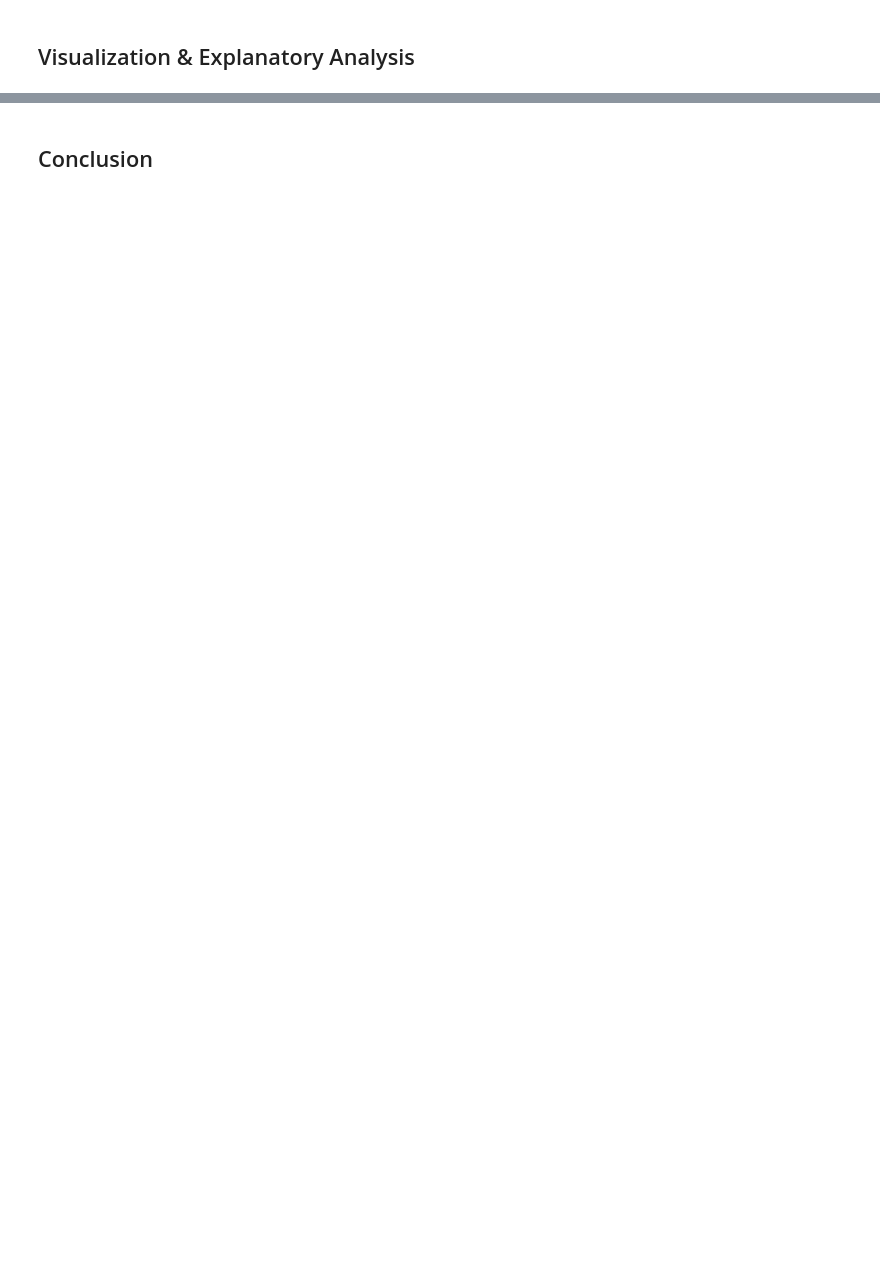
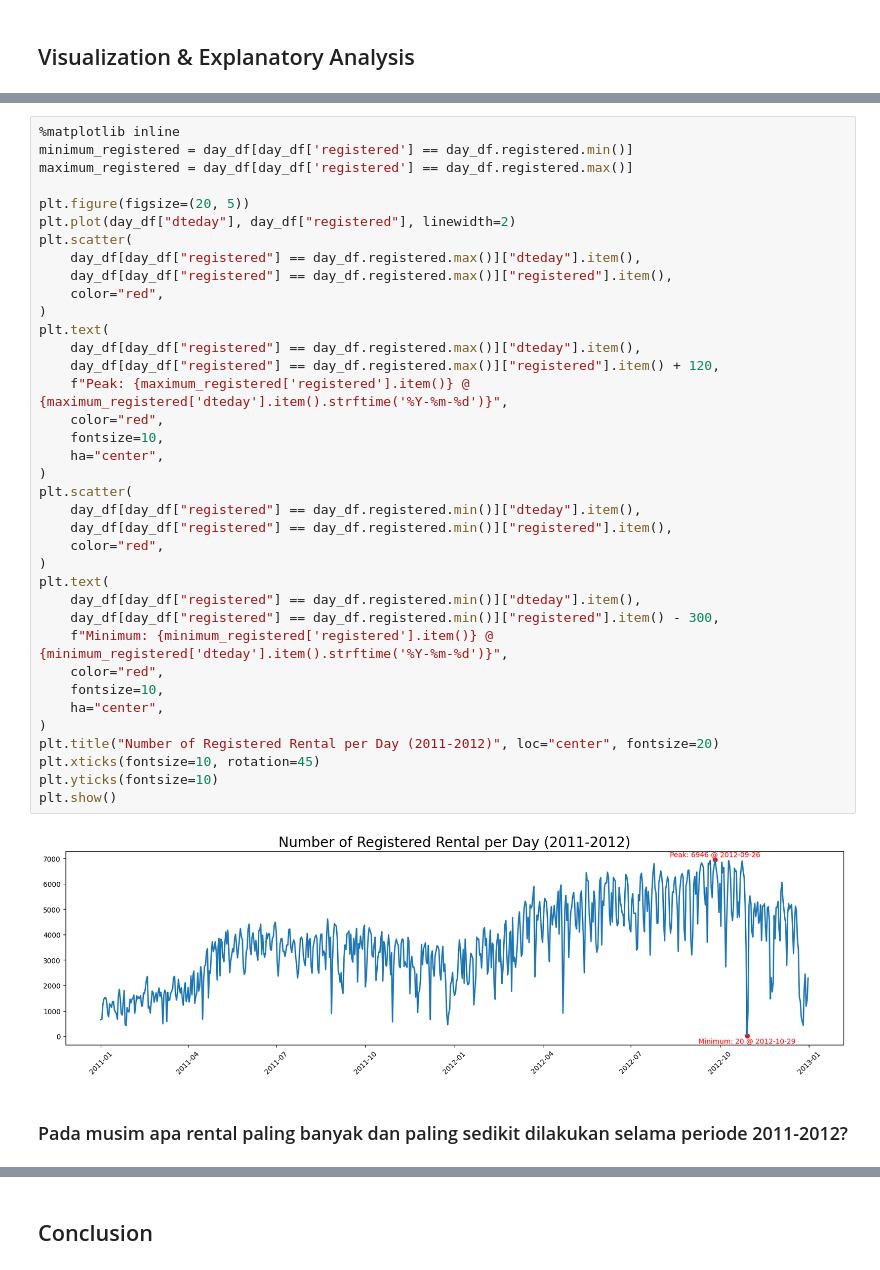
Before and after one commit to fauzanadhm/proyek-pertama-analisis-data, a Jupyter notebook: Proyek_Analisis_Data.ipynb, the cells around one changed output, grey strips where cells are left out. Cells and saved outputs as stored; diff of their text form; blank space fills up the shorter version.

```diff
--- a/Proyek_Analisis_Data.ipynb
+++ b/Proyek_Analisis_Data.ipynb
@@ -306,0 +535,41 @@ plt.show()
+# %%
+%matplotlib inline
+minimum_registered = day_df[day_df['registered'] == day_df.registered.min()]
+maximum_registered = day_df[day_df['registered'] == day_df.registered.max()]
+
+plt.figure(figsize=(20, 5))
+plt.plot(day_df["dteday"], day_df["registered"], linewidth=2)
+plt.scatter(
+    day_df[day_df["registered"] == day_df.registered.max()]["dteday"].item(),
+    day_df[day_df["registered"] == day_df.registered.max()]["registered"].item(),
+    color="red",
+)
+plt.text(
+    day_df[day_df["registered"] == day_df.registered.max()]["dteday"].item(),
+    day_df[day_df["registered"] == day_df.registered.max()]["registered"].item() + 120,
+    f"Peak: {maximum_registered['registered'].item()} @ {maximum_registered['dteday'].item().strftime('%Y-%m-%d')}",
+    color="red",
+    fontsize=10,
+    ha="center",
+)
+plt.scatter(
+    day_df[day_df["registered"] == day_df.registered.min()]["dteday"].item(),
+    day_df[day_df["registered"] == day_df.registered.min()]["registered"].item(),
+    color="red",
+)
+plt.text(
+    day_df[day_df["registered"] == day_df.registered.min()]["dteday"].item(),
+    day_df[day_df["registered"] == day_df.registered.min()]["registered"].item() - 300,
+    f"Minimum: {minimum_registered['registered'].item()} @ {minimum_registered['dteday'].item().strftime('%Y-%m-%d')}",
+    color="red",
+    fontsize=10,
+    ha="center",
+)
+plt.title("Number of Registered Rental per Day (2011-2012)", loc="center", fontsize=20)
+plt.xticks(fontsize=10, rotation=45)
+plt.yticks(fontsize=10)
+plt.show()
+# %% [output]
+[figure, added]
+# %% [markdown]
+### Pada musim apa rental paling banyak dan paling sedikit dilakukan selama periode 2011-2012?
```
Also changed, not shown: parts of 63 cells of this notebook, 6 other files.
